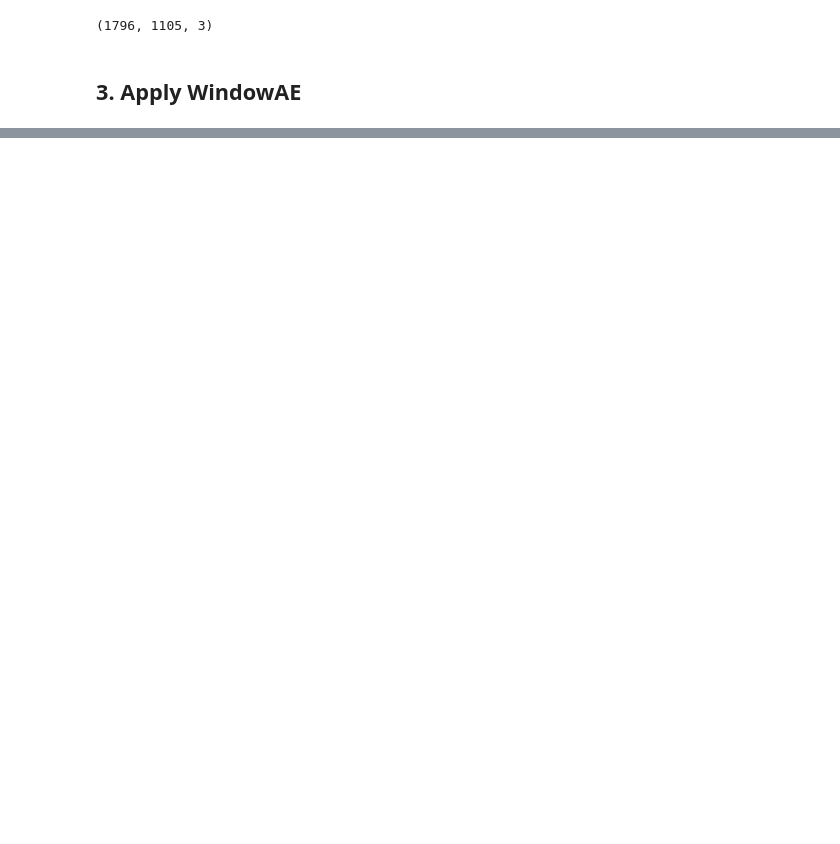
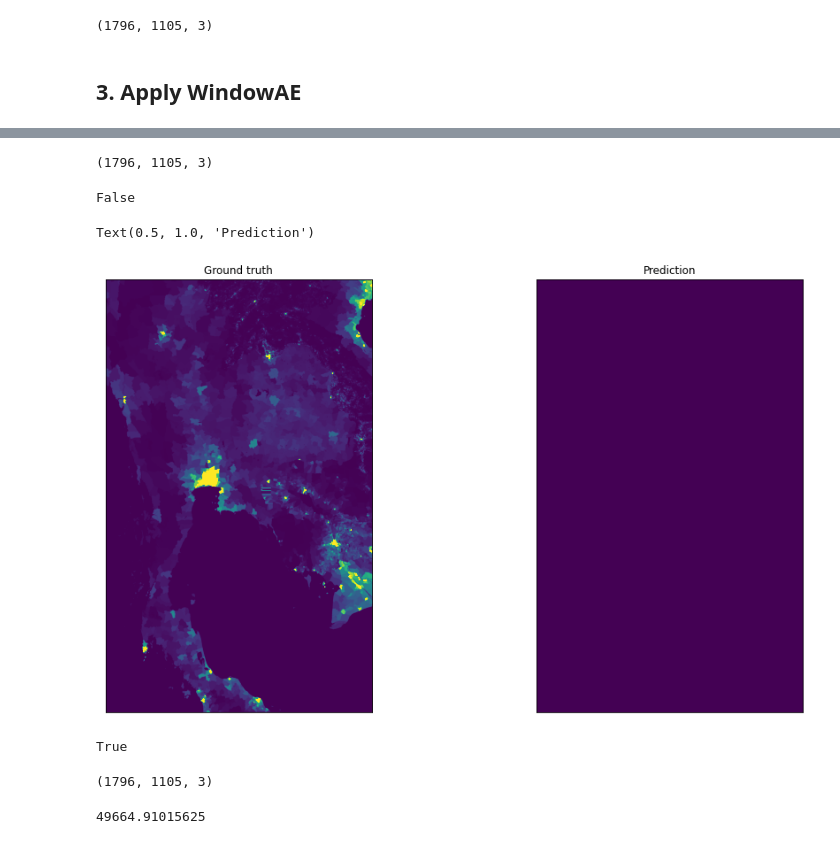
Before and after one commit to olley102/CommunityDetectionURSS, a Jupyter notebook: autoencoder_image_segmentation.ipynb, the cells around one changed output, grey strips where cells are left out. Saved outputs shown, nothing was run; the diff lists cells and outputs as text; code cells hidden in the pictures; blank space fills up the shorter version.

```diff
--- a/autoencoder_image_segmentation.ipynb
+++ b/autoencoder_image_segmentation.ipynb
@@ -319,0 +157,2 @@ ValueError: ignored
+# %%
+ae.load_epoch('/content/drive/My Drive/Colab Notebooks/Files/checkpoint_{epoch}.hdf5', 1500)
@@ -319,0 +181,2 @@ ValueError: ignored
+# %%
+pred = ae.predict(image0, verbose=True, batch_size=image0.shape[1]*100)
@@ -319,0 +201,36 @@ ValueError: ignored
+# %%
+pred.shape
+# %% [output]
+(1796, 1105, 3)
+# %%
+np.any(pred)
+# %% [output]
+False
+# %%
+fig = plt.figure(figsize=(16, 9))
+ax1 = fig.add_subplot(121)
+im1 = ax1.imshow(gpw[..., i], vmin=0, vmax=1000)
+ax1.xaxis.set_visible(False)
+ax1.yaxis.set_visible(False)
+ax1.set_title('Ground truth')
+
+ax2 = fig.add_subplot(122)
+im2 = ax2.imshow(pred[..., 0], vmin=0, vmax=1000)
+ax2.xaxis.set_visible(False)
+ax2.yaxis.set_visible(False)
+ax2.set_title('Prediction')
+# %% [output]
+Text(0.5, 1.0, 'Prediction')
+[figure, added]
+# %%
+np.any(encoding)
+# %% [output]
+True
+# %%
+encoding.shape
+# %% [output]
+(1796, 1105, 3)
+# %%
+np.max(encoding)
+# %% [output]
+49664.91015625
```
Also changed, not shown: parts of 29 cells of this notebook.
